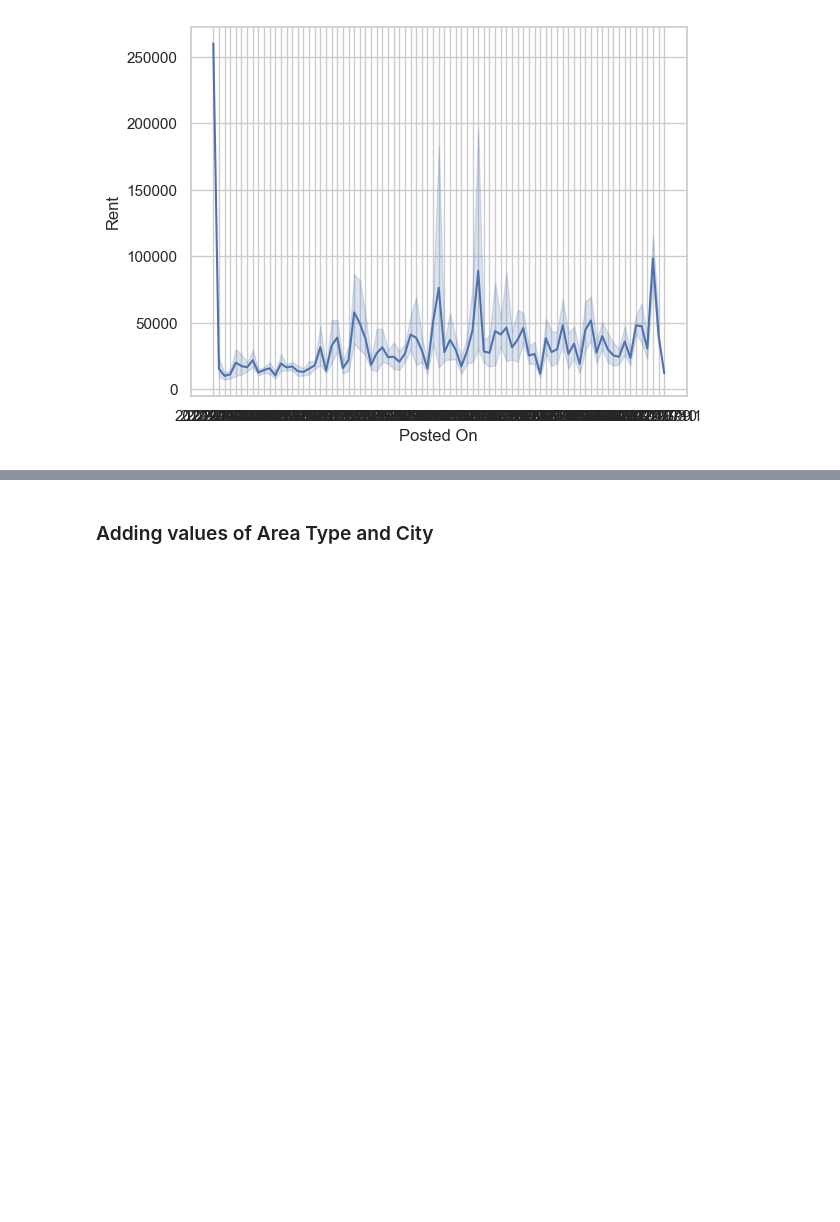
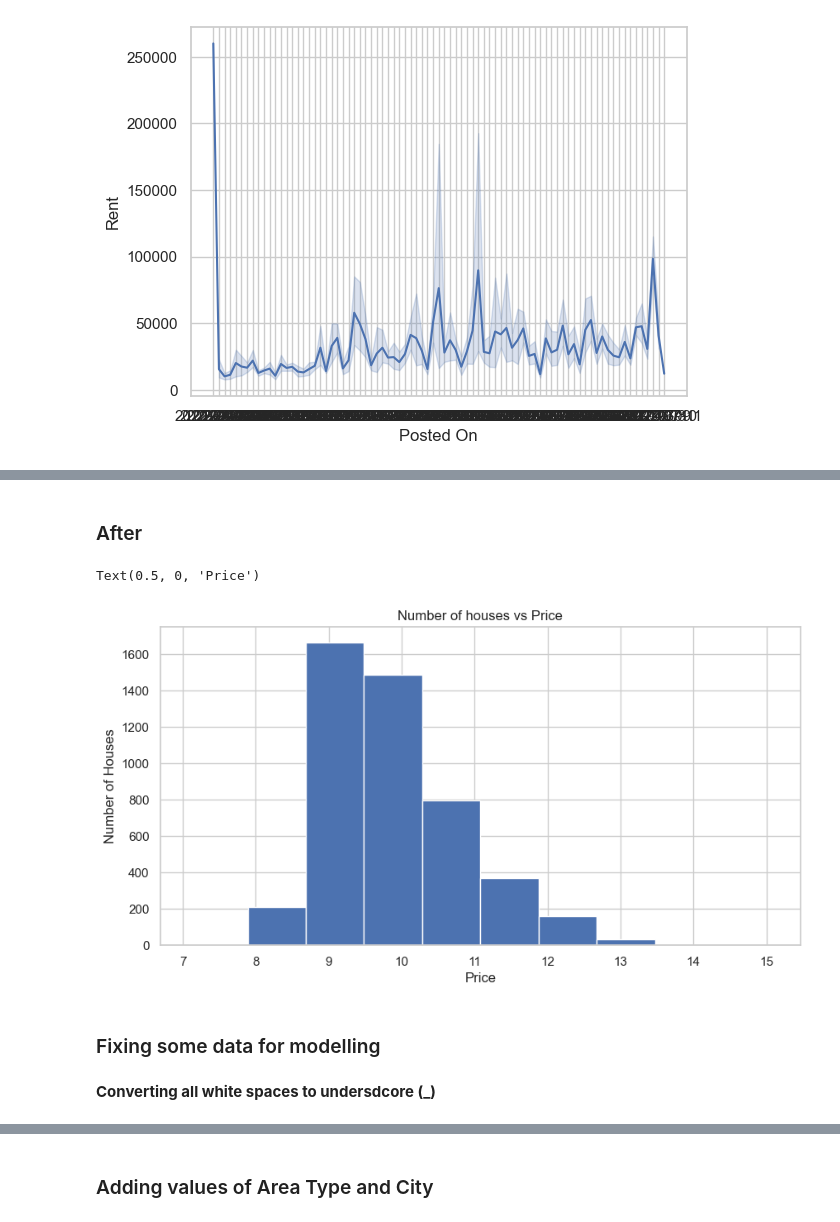
Before and after one commit to nigelhaim/Machine_Learning, a Jupyter notebook: Lab1/Lab1_Improved.ipynb, the cells around one changed output, grey strips where cells are left out. Saved outputs shown, nothing was run; the diff lists cells and outputs as text; code cells hidden in the pictures; blank space fills up the shorter version.

```diff
--- a/Lab1/Lab1_Improved.ipynb
+++ b/Lab1/Lab1_Improved.ipynb
@@ -98,0 +236,15 @@ plt.bar(sorted_date['Posted On'], sorted_date['Rent'])
+# %% [markdown]
+### After
+# %%
+data['Rent'] = np.log(data['Rent'])
+data.hist('Rent', figsize=(10, 5))
+plt.title('Number of houses vs Price')
+plt.ylabel('Number of Houses')
+plt.xlabel("Price")
+# %% [output]
+Text(0.5, 0, 'Price')
+[figure, added]
+# %% [markdown]
+### Fixing some data for modelling
+# %% [markdown]
+**Converting all white spaces to undersdcore (_)**
```
Also changed, not shown: parts of 27 cells of this notebook, 2 other files.
